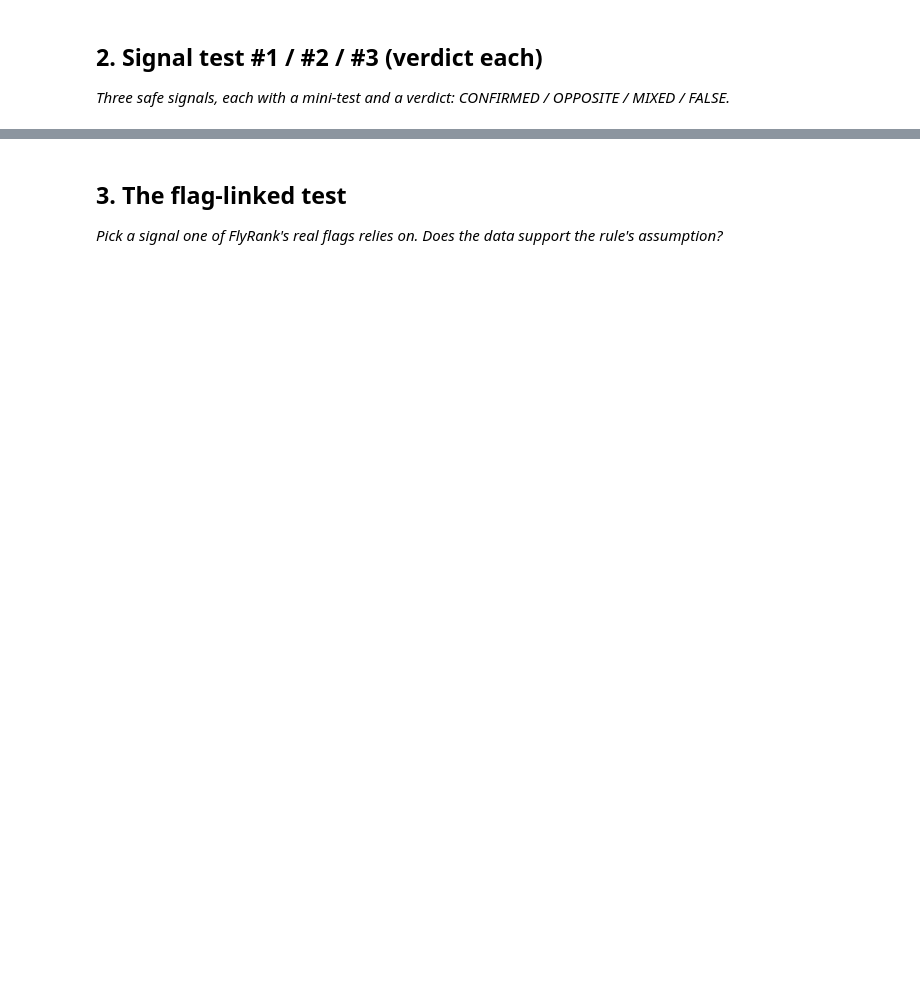
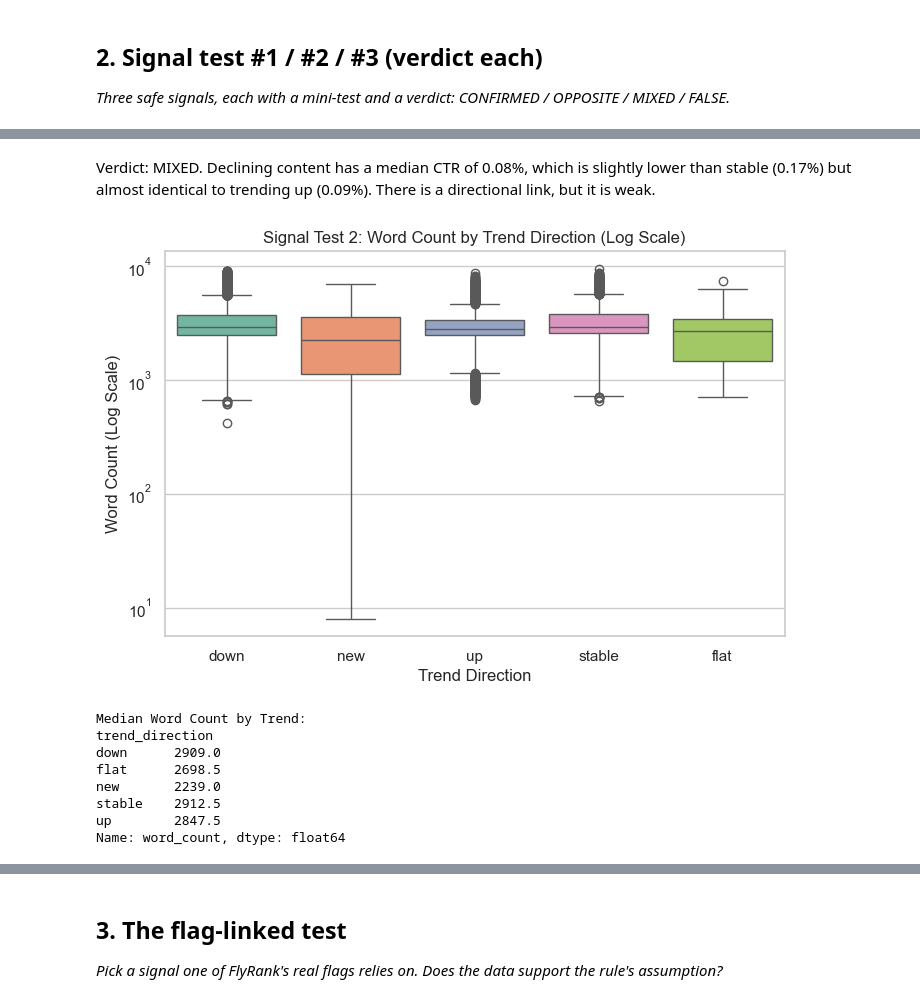
Before and after one commit to gaurav443201/flyrank-ml-internship-work, a Jupyter notebook: work/notebooks/w04_signal_audit.ipynb, the cells around one changed output, grey strips where cells are left out. Cells and saved outputs as stored; diff of their text form; code cells hidden in the pictures; blank space fills up the shorter version.

```diff
--- a/work/notebooks/w04_signal_audit.ipynb
+++ b/work/notebooks/w04_signal_audit.ipynb
@@ -22,0 +81,28 @@ This skeleton is yours to fill. Work the sections **in order** — each one has
+# %% [markdown]
+Verdict: MIXED. Declining content has a median CTR of 0.08%, which is slightly lower than stable (0.17%) but almost identical to trending up (0.09%). There is a directional link, but it is weak.
+# %%
+# --- Signal Test 2: Word Count ---
+# Hypothesis: Declining content has lower word counts (thinner content).
+
+df_wc_test = df[['word_count', 'trend_direction']].dropna()
+
+plt.figure(figsize=(8, 5))
+sns.boxplot(data=df_wc_test, x='trend_direction', y='word_count', hue='trend_direction', palette='Set2', legend=False)
+plt.yscale('log')
+plt.title('Signal Test 2: Word Count by Trend Direction (Log Scale)')
+plt.ylabel('Word Count (Log Scale)')
+plt.xlabel('Trend Direction')
+plt.show()
+
+print("Median Word Count by Trend:")
+print(df_wc_test.groupby('trend_direction')['word_count'].median())
+# %% [output]
+[figure, added]
+Median Word Count by Trend:
+trend_direction
+down      2909.0
+flat      2698.5
+new       2239.0
+stable    2912.5
+up        2847.5
+Name: word_count, dtype: float64
```
Also changed, not shown: parts of 15 cells of this notebook.
